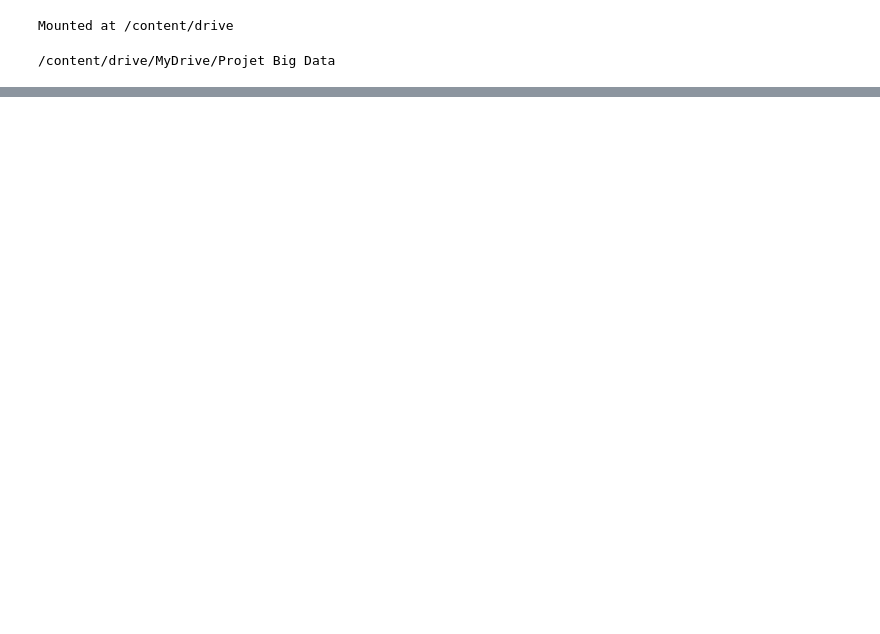
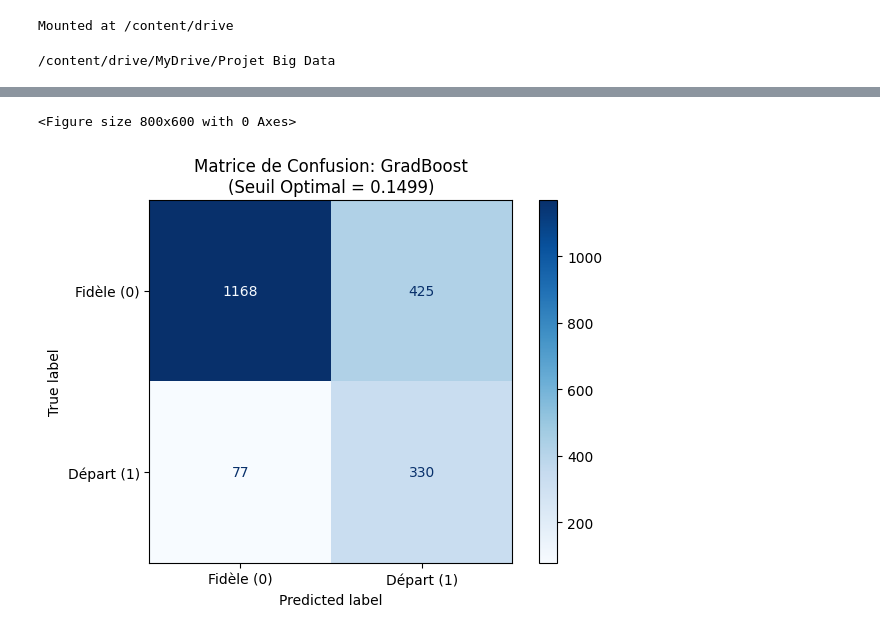
Before and after one commit to alimhtnour/Churn-Modelling, a Jupyter notebook: Moldel_predicted.ipynb, the cells around one changed output, grey strips where cells are left out. Drawn from its saved outputs; the diff is of its cells as text; code cells hidden in the pictures; blank space fills up the shorter version.

```diff
--- a/Moldel_predicted.ipynb
+++ b/Moldel_predicted.ipynb
@@ -641,0 +310,28 @@ Tous les artefacts de la pipeline ont été sauvegardés.
+# %%
+# Optimisation du seuil de décision
+from sklearn.metrics import precision_recall_curve
+
+# Calcul de la courbe Precision-Recall
+precision, recall, thresholds = precision_recall_curve(Y_test, y_proba)
+
+# Calcul du F2-Score pour chaque seuil
+f2_scores = []
+for p, r in zip(precision, recall):
+    if p + r > 0:
+        f2 = (1 + 2**2) * (p * r) / ((2**2 * p) + r)
+        f2_scores.append(f2)
+    else:
+        f2_scores.append(0)
+
+# Seuil optimal
+optimal_idx = np.argmax(f2_scores)
+optimal_threshold = thresholds[optimal_idx] if optimal_idx < len(thresholds) else 0.5
+
+print(f"\n SEUIL OPTIMAL: {optimal_threshold:.4f}")
+print(f"   F2-Score maximal: {max(f2_scores):.4f}")
+
+# Prédictions avec seuil optimisé
+y_pred_optimal = (y_proba >= optimal_threshold).astype(int)
+
+print("\n PERFORMANCE AVEC SEUIL OPTIMISÉ:")
+print(classification_report(Y_test, y_pred_optimal))
@@ -641,0 +351,15 @@ Tous les artefacts de la pipeline ont été sauvegardés.
+# %%
+from sklearn.metrics import confusion_matrix, ConfusionMatrixDisplay
+
+# Matrice de confusion avec seuil optimisé
+cm = confusion_matrix(Y_test, y_pred_optimal)
+
+plt.figure(figsize=(8, 6))
+disp = ConfusionMatrixDisplay(confusion_matrix=cm, display_labels=['Fidèle (0)', 'Départ (1)'])
+disp.plot(cmap='Blues', values_format='d')
+plt.title(f"Matrice de Confusion: {best_model_info['Model']}\n(Seuil Optimal = {optimal_threshold:.4f})")
+plt.tight_layout()
+plt.show()
+# %% [output]
+<Figure size 800x600 with 0 Axes>
+[figure, added]
```
Also changed, not shown: parts of 50 cells of this notebook, 6 other files.
